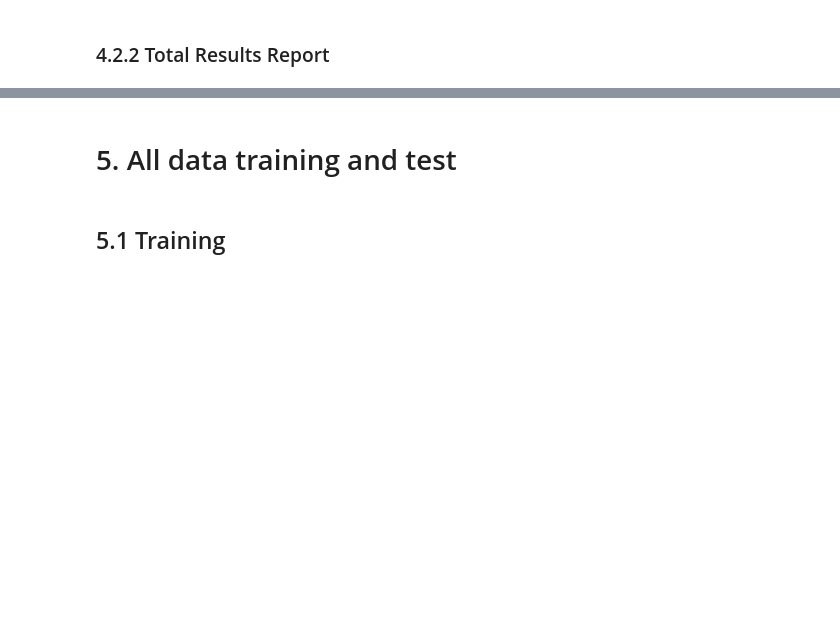
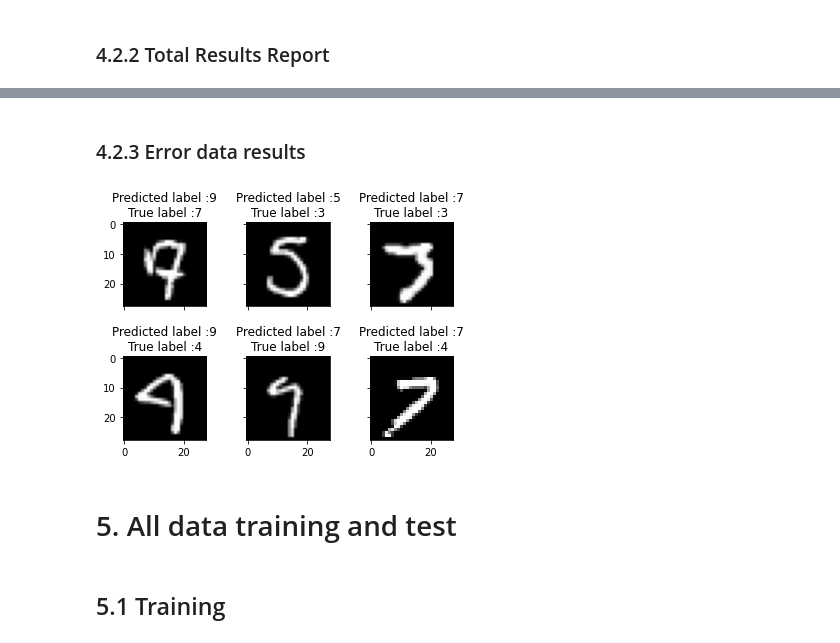
Before and after one commit to u6vp/Digit-Recognizer, a Jupyter notebook: Digit-Recognizer.ipynb, the cells around one changed output, grey strips where cells are left out. Saved outputs shown, nothing was run; the diff lists cells and outputs as text; code cells hidden in the pictures; blank space fills up the shorter version.

```diff
--- a/Digit-Recognizer.ipynb
+++ b/Digit-Recognizer.ipynb
@@ -477,3 +469,50 @@ weighted avg    0.98610   0.98607   0.98607     42000
+# %% [markdown]
+### 4.2.3 Error data results
+# %%
+# 間違って推測したラベルの予測値と正しいラベルの予測値の差が大きいデータを上位6枚表示
+predict_label_num = np.argmax(predict, axis=1) # 予測されたクラス名
+errors = (predict_label_num - label_num != 0) # 間違ったデータはTrue
+
+pred_classes_errors = predict_label_num[errors] # エラーデータの予測されたクラス名を抽出
+pred_errors = predict[errors] # エラーデータの各クラスの予測値
+true_errors = label_num[errors] # エラーデータの正しいクラス名
+val_errors = train[errors] # エラーデータ（画像）
+
+# 予測ラベルと正解ラベルを表記して，エラーデータを表示する関数
+def display_errors(errors_index,img_errors,pred_errors, obs_errors):
+    n = 0
+    nrows = 2
+    ncols = 3
+    fig, ax = plt.subplots(nrows,ncols,sharex=True,sharey=True)
+    # 余白を設定
+    plt.subplots_adjust(wspace=0.4, hspace=0.6)
+    for row in range(nrows):
+        for col in range(ncols):
+            error = errors_index[n]
+            ax[row,col].imshow((img_errors[error]).reshape((28,28)), cmap='gray')
+            ax[row,col].set_title("Predicted label :{}\nTrue label :{}".format(pred_errors[error],obs_errors[error]))
+            n += 1
+    plt.savefig(csv_dir + "/" + "Error.png")
+
+# エラーデータが間違って予測されたクラスの予測値を抽出
+pred_errors_prob = np.max(pred_errors,axis = 1)
+
+# エラーデータの正しいクラスの予測値を抽出
+true_prob_errors = np.diagonal(np.take(pred_errors, true_errors, axis=1))
+
+# 予測されたクラスと正しいクラスの予測値の差
+delta_pred_true_errors = pred_errors_prob - true_prob_errors
+
+# delta_pred_true_errorsを小さい順にソートした時のインデックスを抽出
+sorted_dela_errors = np.argsort(delta_pred_true_errors)
+
+# 正解ラベルとの予測値の差が大きいデータのインデックスを上位6個抽出
+most_important_errors = sorted_dela_errors[-6:]
+
+# 表示
+display_errors(most_important_errors, val_errors, pred_classes_errors, true_errors)
+# %% [output]
+[figure, added]
 # %% [markdown]
 # 5. All data training and test
 # %% [markdown]
```
Also changed, not shown: parts of 9 cells of this notebook.
